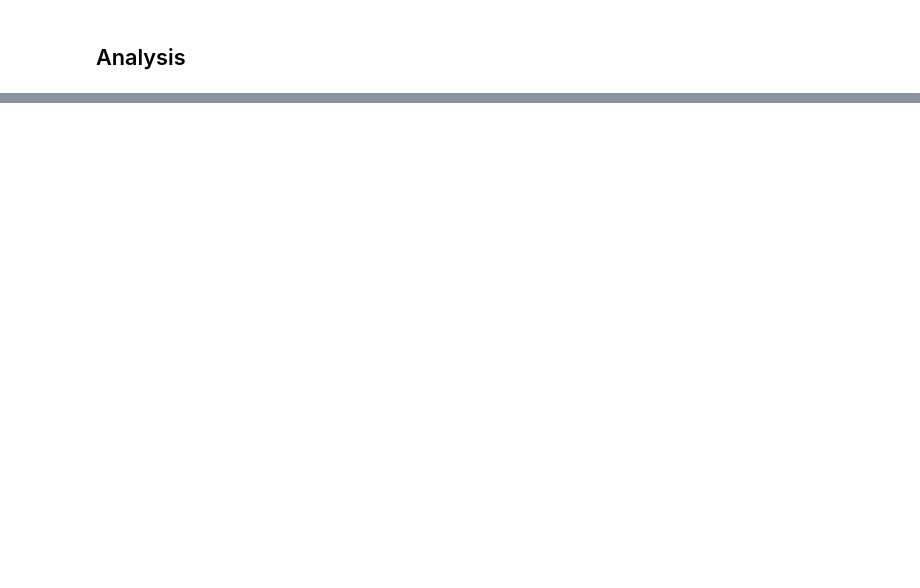
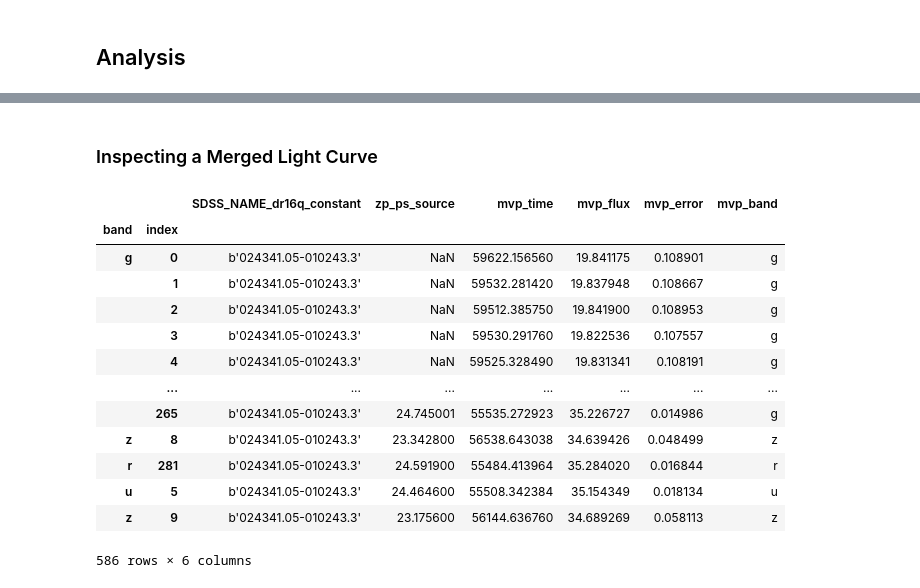
Before and after one commit to dougbrn/notebooks, a Jupyter notebook: single_pixel.ipynb, the cells around one changed output, grey strips where cells are left out. Cells and saved outputs as stored; diff of their text form; code cells hidden in the pictures; blank space fills up the shorter version.

```diff
--- a/single_pixel.ipynb
+++ b/single_pixel.ipynb
@@ -138,0 +151,2 @@ ens.prune(30).sf2(argument_container = arg_container)
+# %% [markdown]
+### Inspecting a Merged Light Curve
@@ -138,0 +173,17 @@ ens.prune(30).sf2(argument_container = arg_container)
+# %%
+ts.data
+# %% [output]
+|  |  | SDSS_NAME_dr16q_constant | zp_ps_source | mvp_time | mvp_flux | mvp_error | mvp_band |
+| band | index |  |  |  |  |  |  |
+| g | 0 | b'024341.05-010243.3' | NaN | 59622.156560 | 19.841175 | 0.108901 | g |
+|  | 1 | b'024341.05-010243.3' | NaN | 59532.281420 | 19.837948 | 0.108667 | g |
+|  | 2 | b'024341.05-010243.3' | NaN | 59512.385750 | 19.841900 | 0.108953 | g |
+|  | 3 | b'024341.05-010243.3' | NaN | 59530.291760 | 19.822536 | 0.107557 | g |
+|  | 4 | b'024341.05-010243.3' | NaN | 59525.328490 | 19.831341 | 0.108191 | g |
+|  | ... | ... | ... | ... | ... | ... | ... |
+|  | 265 | b'024341.05-010243.3' | 24.745001 | 55535.272923 | 35.226727 | 0.014986 | g |
+| z | 8 | b'024341.05-010243.3' | 23.342800 | 56538.643038 | 34.639426 | 0.048499 | z |
+| r | 281 | b'024341.05-010243.3' | 24.591900 | 55484.413964 | 35.284020 | 0.016844 | r |
+| u | 5 | b'024341.05-010243.3' | 24.464600 | 55508.342384 | 35.154349 | 0.018134 | u |
+| z | 9 | b'024341.05-010243.3' | 23.175600 | 56144.636760 | 34.689269 | 0.058113 | z |
+586 rows × 6 columns
```
Also changed, not shown: parts of 10 cells of this notebook.
